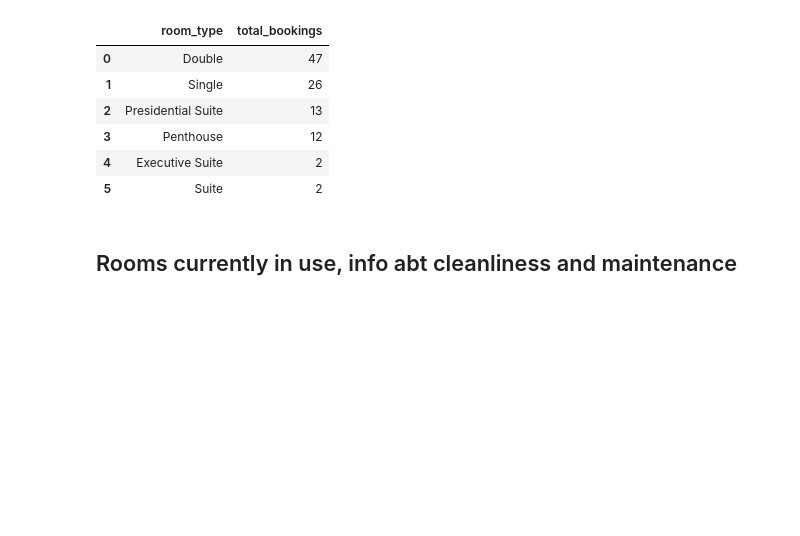
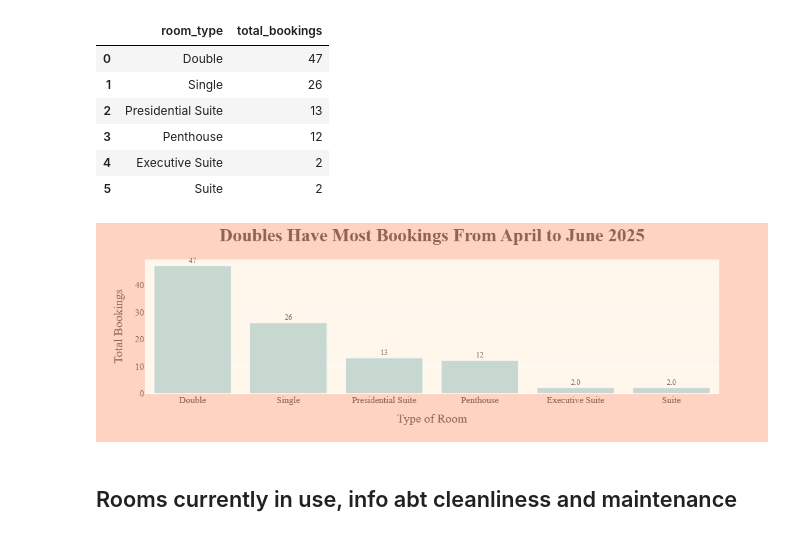
Before and after one commit to Chinaza-AhamNeze/Launch-Project-2, a Jupyter notebook: mySQLWorkbench.ipynb, the cells around one changed output. Saved outputs shown, nothing was run; the diff lists cells and outputs as text; code cells hidden in the pictures; blank space fills up the shorter version.

```diff
--- a/mySQLWorkbench.ipynb
+++ b/mySQLWorkbench.ipynb
@@ -129,6 +129,45 @@ result_df_4
 | 3 | Penthouse | 12 |
 | 4 | Executive Suite | 2 |
 | 5 | Suite | 2 |
+# %%
+fig1 = px.bar(result_df_4, y='total_bookings', x = 'room_type',
+              labels={"room_type": "Type of Room", "total_bookings": "Total Bookings"}, text_auto='.2s', color_discrete_sequence=['#c7d8d0'])
+fig1.update_layout(paper_bgcolor ='#fed3c2',
+    plot_bgcolor= '#fff6ec',
+    title_text = 'Doubles Have Most Bookings From April to June 2025',
+                   title_x = 0.5,
+                   title_font_weight = "bold",
+                   title_font_family="Livvic",
+                   title_font_color= '#916452',
+                   title_font_size=30,
+                    xaxis=dict(
+                      titlefont=dict(
+                      family="Livvic",
+                      color='#916452',
+                      size=20),
+                        tickfont=dict(
+                        family='Livvic',
+                        color='#916452',
+                        size=15)),
+                    yaxis=dict(
+                      titlefont=dict(
+                        family="Livvic",
+                        color='#916452',
+                        size=20),
+                        tickfont=dict(
+                          family='Livvic',
+                          color='#916452',
+                          size=15)))
+
+fig1.update_traces(textfont = dict(
+    size = 12,
+    family = 'Livvic',
+    color = "#916452"),
+    textposition="outside",
+    cliponaxis=False)
+fig1.show()
+# %% [output]
+[figure, added]
 # %% [markdown]
 ## Rooms currently in use, info abt cleanliness and maintenance
 # %%
```
Also changed, not shown: parts of 3 cells of this notebook.
